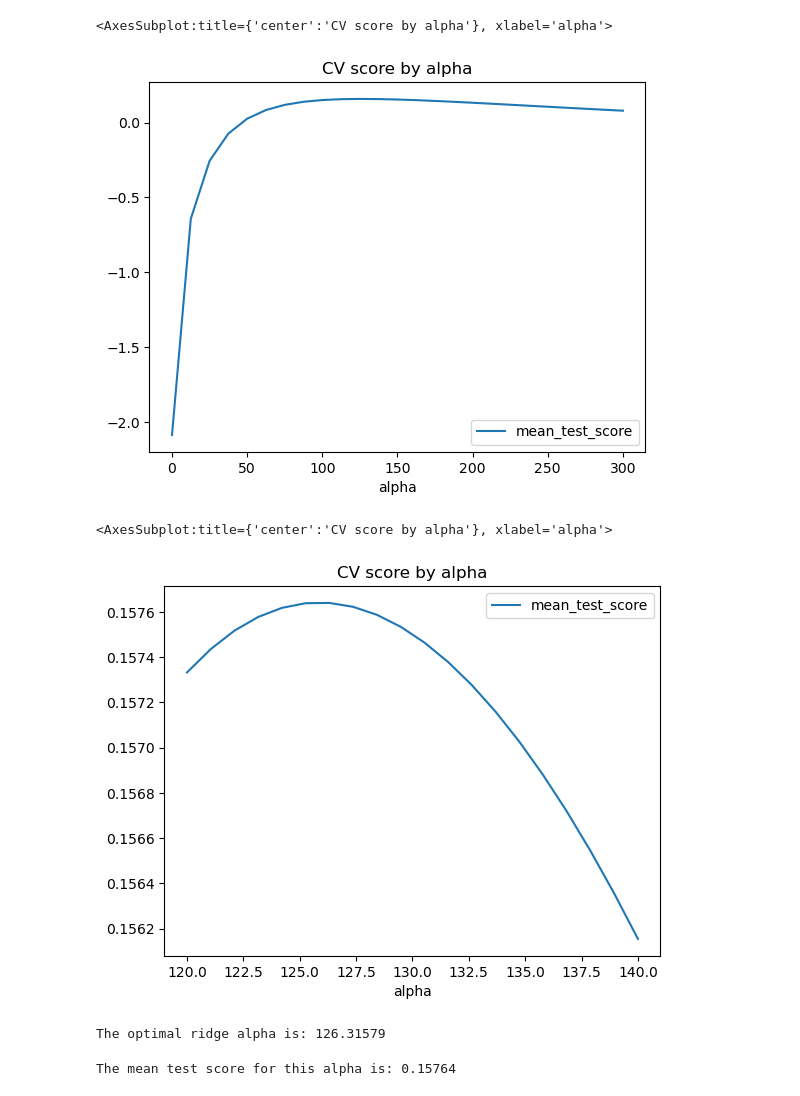
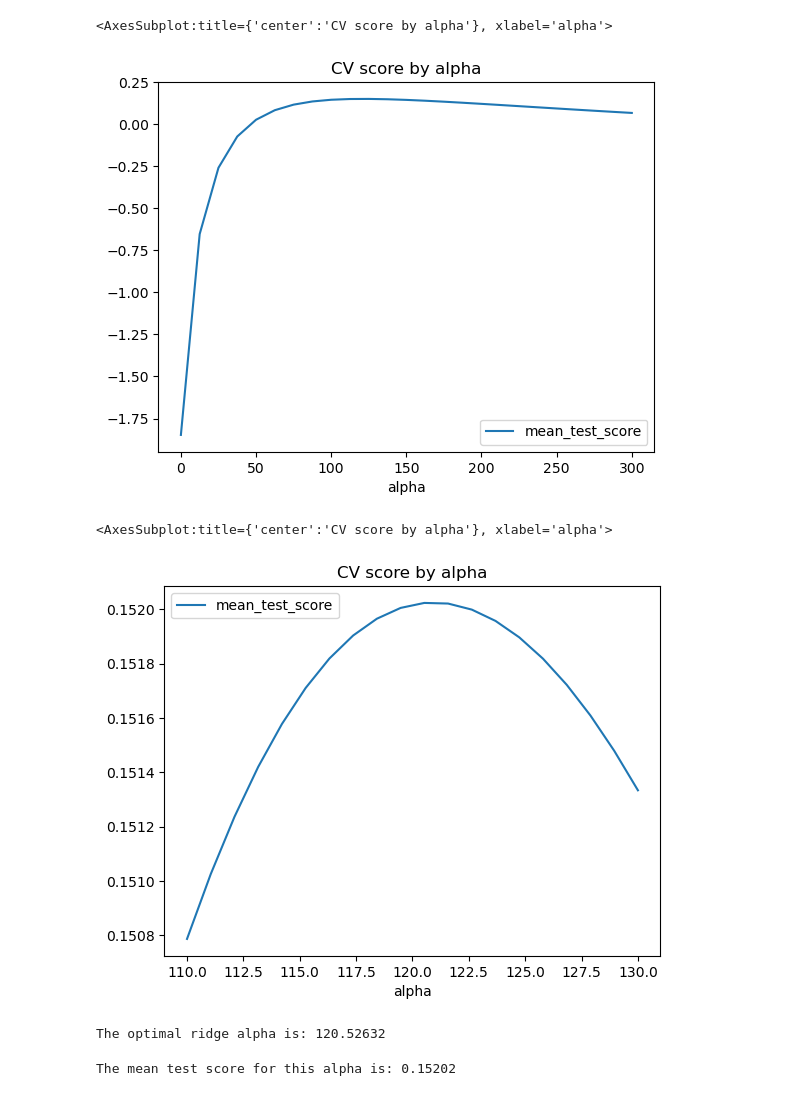
Before and after one commit to tobeybill/TISATAFL, a Jupyter notebook: Check.ipynb, the cells around one changed output. Drawn from its saved outputs; the diff is of its cells as text; code cells hidden in the pictures.

```diff
--- a/Check.ipynb
+++ b/Check.ipynb
@@ -67,7 +67,7 @@ cat_pipe = make_pipeline(OneHotEncoder())
 
 preproc_pipe = make_column_transformer(
     (numer_pipe, make_column_selector(dtype_include=np.number)),
-    (cat_pipe, ['GENDER', 'prestige_power']),
+    (cat_pipe, ['GENDER']),
     remainder="drop",
 )
 # pipe = Pipeline([('columntransformer',preproc_pipe),
@@ -115,37 +96,37 @@ results_df = results_df.sort_values('alpha')
 results_df.plot(x='alpha', y='mean_test_score', kind='line', title='CV score by alpha')
 # %% [output]
 <AxesSubplot:title={'center':'CV score by alpha'}, xlabel='alpha'>
-[figure, old version]
+[figure, new version]
 # %%
-alphas = list(np.linspace(120,140,20))
+alphas = list(np.linspace(110,130,20))
 parameters = {'ridge__alpha': alphas}
 
 grid_search = GridSearchCV(estimator=ridge_pipe,
                            param_grid=parameters,
                            cv=cv,
                            scoring='r2')
 
 results = grid_search.fit(X_train, y_train)
 
 results_df = pd.DataFrame(results.cv_results_).set_index('params')
 # extract alpha from the params variable
 results_df['alpha'] = [c['ridge__alpha'] for c in results_df.index]
 results_df = results_df.sort_values('alpha')
 results_df.plot(x='alpha',y='mean_test_score',kind='line',
                 title='CV score by alpha')
 # %% [output]
 <AxesSubplot:title={'center':'CV score by alpha'}, xlabel='alpha'>
-[figure, old version]
+[figure, new version]
 # %%
 ##### 0.00184
 best_alpha = results_df.query('rank_test_score == 1')['param_ridge__alpha'][0]
 print('The optimal ridge alpha is: %.5f' % best_alpha)
 # %% [output]
-The optimal ridge alpha is: 126.31579
+The optimal ridge alpha is: 120.52632
 # %%
 print('The mean test score for this alpha is: %.5f' % results_df.query('rank_test_score == 1')['mean_test_score'][0])
 # %% [output]
-The mean test score for this alpha is: 0.15764
+The mean test score for this alpha is: 0.15202
 # %%
 df.info()
 # %% [output]
```
Also changed, not shown: parts of 2 cells of this notebook, 5 other files.
